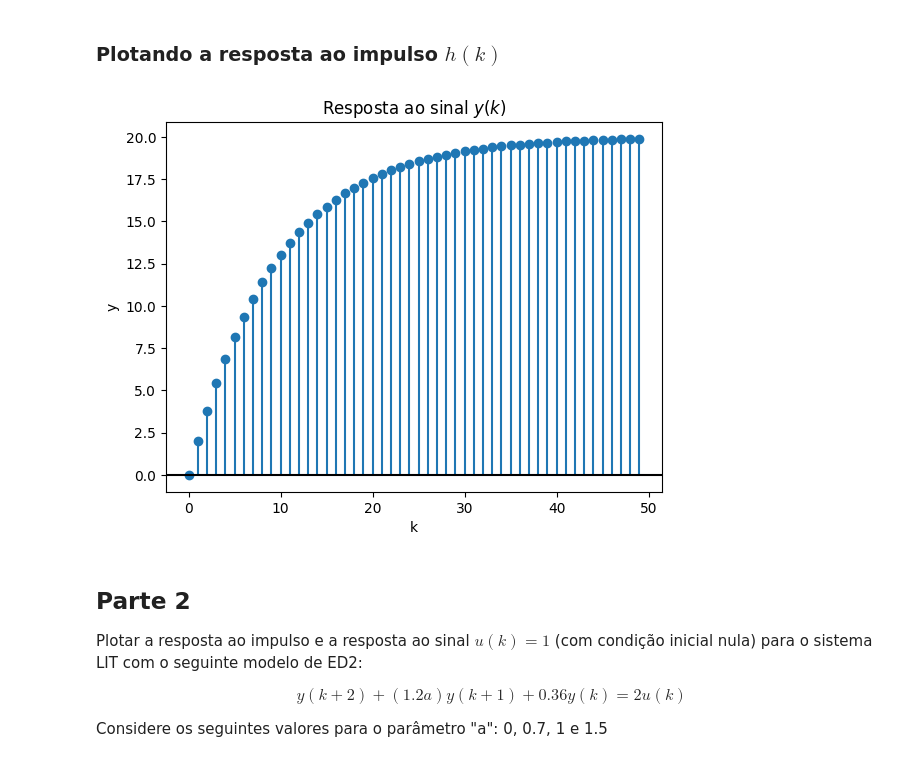
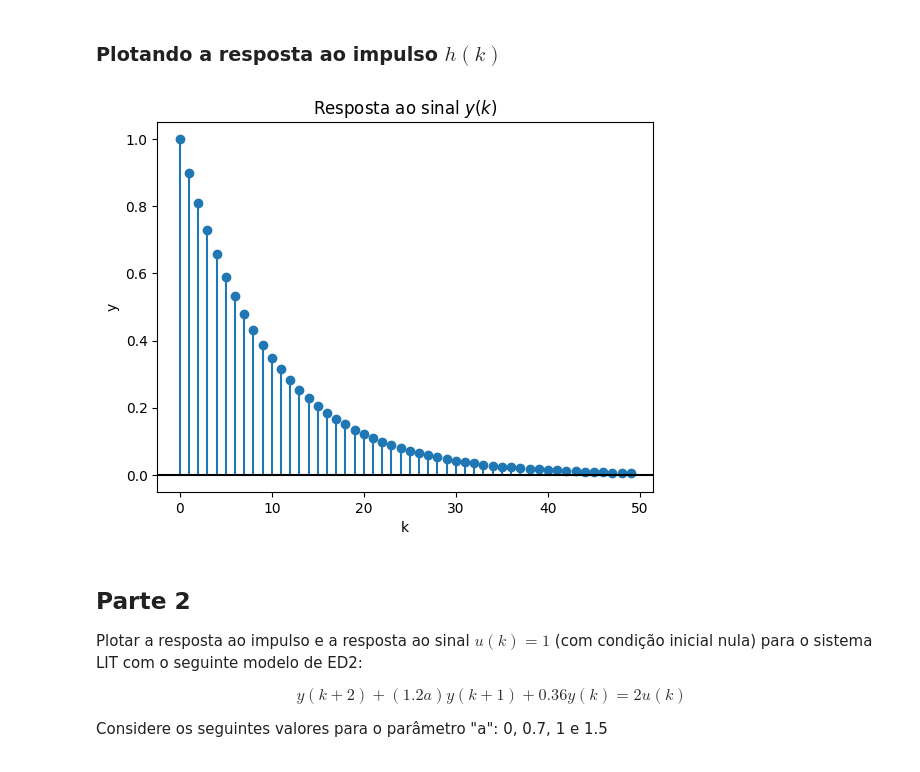
Before and after one commit to Matheus0820/Sinais-e-Sistemas, a Jupyter notebook: unidade02/Trabalho_da_Unidade_2_de_Sinais_e_Sistemas.ipynb, the cells around one changed output. Drawn from its saved outputs; the diff is of its cells as text; code cells hidden in the pictures.

```diff
--- a/unidade02/Trabalho_da_Unidade_2_de_Sinais_e_Sistemas.ipynb
+++ b/unidade02/Trabalho_da_Unidade_2_de_Sinais_e_Sistemas.ipynb
@@ -108,25 +108,25 @@ $$
 # %%
 # Bibliotecas necessárias
 import matplotlib.pyplot as plt
 import numpy as np
 
 # Variaveis globais
 t = 1
 T_array = np.arange(0, 50, t)
 
 # Gerando o sinal do impulso
 h = np.power(0.9, T_array)
 
-# Plotando sinal y(k)
-plt.plot(T_array, y, 'o')
+# Plotando sinal h(k)
+plt.plot(T_array, h, 'o')
 plt.title("Resposta ao sinal $y(k)$")
 plt.xlabel("k")
 plt.ylabel("y")
-plt.vlines(T_array, 0, y)
+plt.vlines(T_array, 0, h)
 plt.axhline(0, color='black')
 plt.show()
 # %% [output]
-[figure, old version]
+[figure, new version]
 # %% [markdown]
 ## Parte 2
 Plotar a resposta ao impulso e a resposta ao sinal $u(k)=1$ (com condição inicial nula) para o sistema LIT com o seguinte modelo de ED2:
```
